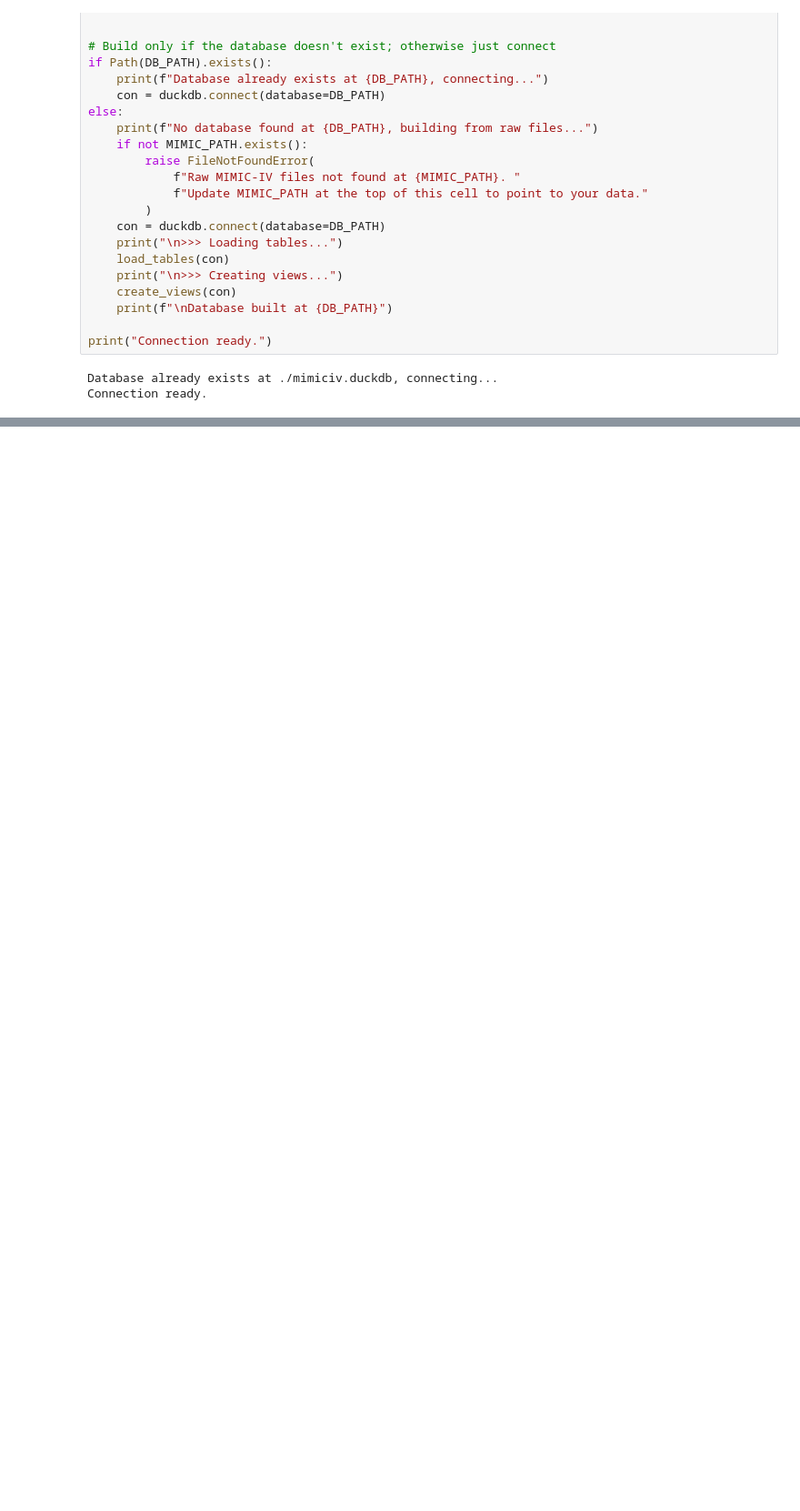
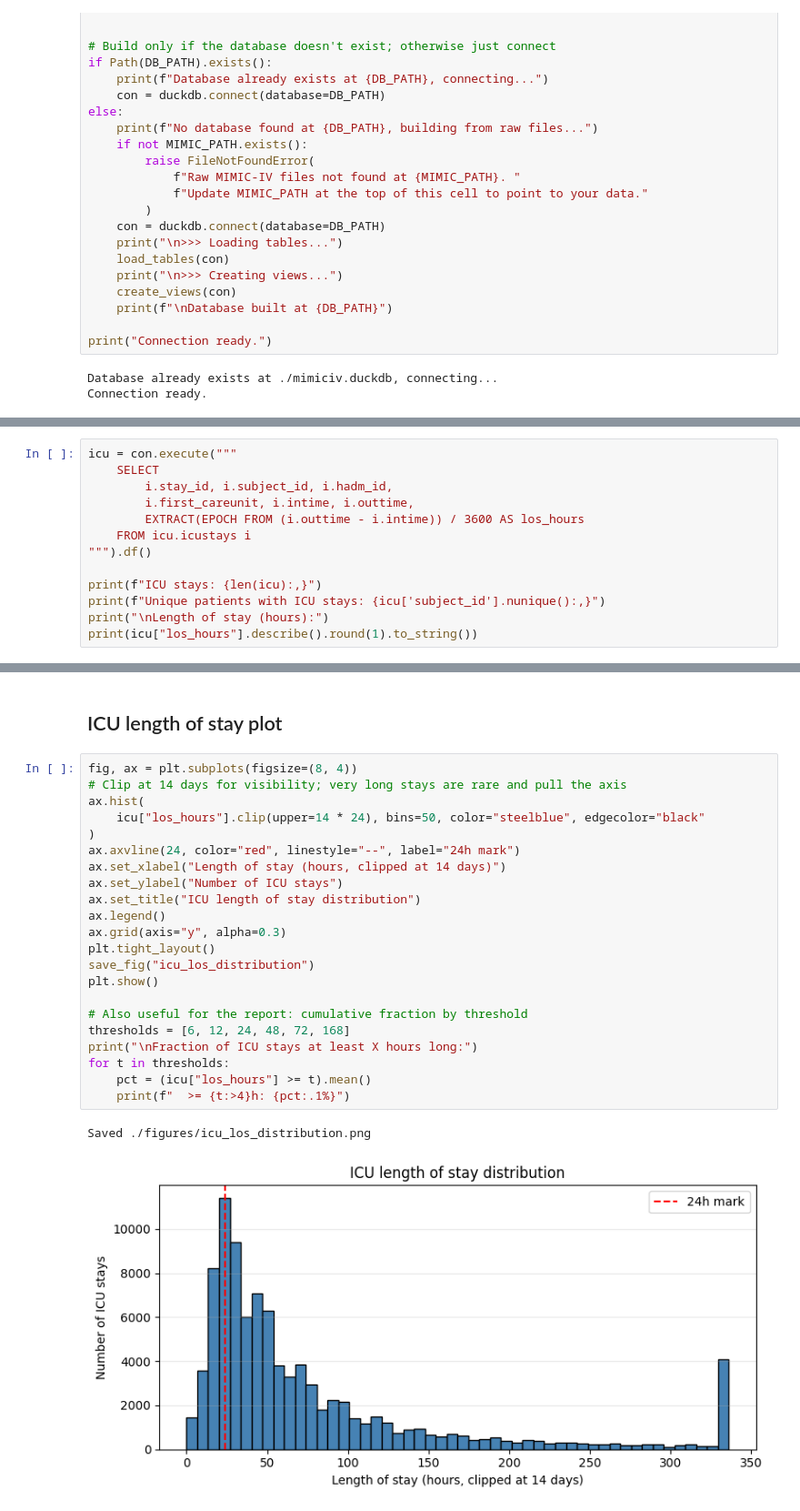
Before and after one commit to Hadyalt/AI_In_Healthcare_Capstone_Project, a Jupyter notebook: main.ipynb, the cells around one changed output, grey strips where cells are left out. Shown at 91% size. Drawn from its saved outputs; the diff is of its cells as text; blank space fills up the shorter version.

```diff
--- a/main.ipynb
+++ b/main.ipynb
@@ -662,0 +239,13 @@ print(sanity.to_string(index=False))
+# %%
+icu = con.execute("""
+    SELECT
+        i.stay_id, i.subject_id, i.hadm_id,
+        i.first_careunit, i.intime, i.outtime,
+        EXTRACT(EPOCH FROM (i.outtime - i.intime)) / 3600 AS los_hours
+    FROM icu.icustays i
+""").df()
+
+print(f"ICU stays: {len(icu):,}")
+print(f"Unique patients with ICU stays: {icu['subject_id'].nunique():,}")
+print("\nLength of stay (hours):")
+print(icu["los_hours"].describe().round(1).to_string())
@@ -662,0 +265,27 @@ print(sanity.to_string(index=False))
+# %% [markdown]
+## ICU length of stay plot
+# %%
+fig, ax = plt.subplots(figsize=(8, 4))
+# Clip at 14 days for visibility; very long stays are rare and pull the axis
+ax.hist(
+    icu["los_hours"].clip(upper=14 * 24), bins=50, color="steelblue", edgecolor="black"
+)
+ax.axvline(24, color="red", linestyle="--", label="24h mark")
+ax.set_xlabel("Length of stay (hours, clipped at 14 days)")
+ax.set_ylabel("Number of ICU stays")
+ax.set_title("ICU length of stay distribution")
+ax.legend()
+ax.grid(axis="y", alpha=0.3)
+plt.tight_layout()
+save_fig("icu_los_distribution")
+plt.show()
+
+# Also useful for the report: cumulative fraction by threshold
+thresholds = [6, 12, 24, 48, 72, 168]
+print("\nFraction of ICU stays at least X hours long:")
+for t in thresholds:
+    pct = (icu["los_hours"] >= t).mean()
+    print(f"  >= {t:>4}h: {pct:.1%}")
+# %% [output]
+Saved ./figures/icu_los_distribution.png
+[figure, added]
```
Also changed, not shown: parts of 83 cells of this notebook, 6 other files.
